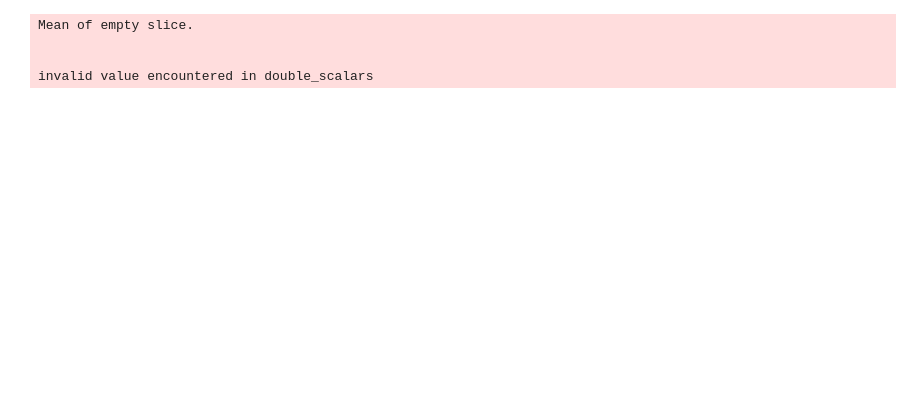
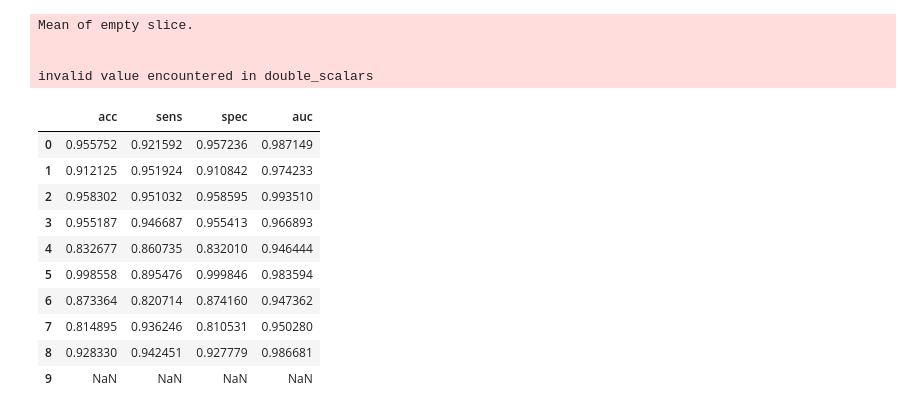
Before and after one commit to ddiem-ri-4D/epiTCR, a Jupyter notebook: src/similarity-sequences/similarity-epitope.ipynb, the cells around one changed output. Cells and saved outputs as stored; diff of their text form; code cells hidden in the pictures; blank space fills up the shorter version.

```diff
--- a/src/similarity-sequences/similarity-epitope.ipynb
+++ b/src/similarity-sequences/similarity-epitope.ipynb
@@ -173,16 +281,16 @@ similarity_score_sort_85_90.to_csv("../../data/similarity-score/epitope/score-so
 similarity_score_sort_90_95.to_csv("../../data/similarity-score/epitope/score-sort-90-95.csv", index=False)
 similarity_score_sort_95_100.to_csv("../../data/similarity-score/epitope/score-sort-95-100.csv", index=False)
 # %%
-# similarity_score_sort_50_55 = pd.read_csv("../../data/similarity-score/epitope/score-sort-50-55.csv")
-# similarity_score_sort_55_60 = pd.read_csv("../../data/similarity-score/epitope/score-sort-55-60.csv")
-# similarity_score_sort_60_65 = pd.read_csv("../../data/similarity-score/epitope/score-sort-60-65.csv")
-# similarity_score_sort_65_70 = pd.read_csv("../../data/similarity-score/epitope/score-sort-65-70.csv")
-# similarity_score_sort_70_75 = pd.read_csv("../../data/similarity-score/epitope/score-sort-70-75.csv")
-# similarity_score_sort_75_80 = pd.read_csv("../../data/similarity-score/epitope/score-sort-75-80.csv")
-# similarity_score_sort_80_85 = pd.read_csv("../../data/similarity-score/epitope/score-sort-80-85.csv")
-# similarity_score_sort_85_90 = pd.read_csv("../../data/similarity-score/epitope/score-sort-85-90.csv")
-# similarity_score_sort_90_95 = pd.read_csv("../../data/similarity-score/epitope/score-sort-90-95.csv")
-# similarity_score_sort_95_100= pd.read_csv("../../data/similarity-score/epitope/score-sort-95-100.csv")
+similarity_score_sort_50_55 = pd.read_csv("../../data/similarity-score/epitope/similarity_score_sort_50_55.csv")
+similarity_score_sort_55_60 = pd.read_csv("../../data/similarity-score/epitope/similarity_score_sort_55_60.csv")
+similarity_score_sort_60_65 = pd.read_csv("../../data/similarity-score/epitope/similarity_score_sort_60_65.csv")
+similarity_score_sort_65_70 = pd.read_csv("../../data/similarity-score/epitope/similarity_score_sort_65_70.csv")
+similarity_score_sort_70_75 = pd.read_csv("../../data/similarity-score/epitope/similarity_score_sort_70_75.csv")
+similarity_score_sort_75_80 = pd.read_csv("../../data/similarity-score/epitope/similarity_score_sort_75_80.csv")
+similarity_score_sort_80_85 = pd.read_csv("../../data/similarity-score/epitope/similarity_score_sort_80_85.csv")
+similarity_score_sort_85_90 = pd.read_csv("../../data/similarity-score/epitope/similarity_score_sort_85_90.csv")
+similarity_score_sort_90_95 = pd.read_csv("../../data/similarity-score/epitope/similarity_score_sort_90_95.csv")
+similarity_score_sort_95_100= pd.read_csv("../../data/similarity-score/epitope/similarity_score_sort_95_100.csv")
 # %%
 y_similarity_50_55  = similarity_score_sort_50_55 ["binder"].to_numpy()
 y_similarity_55_60  = similarity_score_sort_55_60 ["binder"].to_numpy()
@@ -282,3 +390,17 @@ data = {'acc': [accuracy01,accuracy02,accuracy03,
                 auc06,auc07,auc08,auc09,auc10]}
 df = pd.DataFrame(data=data)
 df.to_csv("../../data/output-performance/similarity_epitope.csv", index=False)
+# %%
+df
+# %% [output]
+|  | acc | sens | spec | auc |
+| 0 | 0.955752 | 0.921592 | 0.957236 | 0.987149 |
+| 1 | 0.912125 | 0.951924 | 0.910842 | 0.974233 |
+| 2 | 0.958302 | 0.951032 | 0.958595 | 0.993510 |
+| 3 | 0.955187 | 0.946687 | 0.955413 | 0.966893 |
+| 4 | 0.832677 | 0.860735 | 0.832010 | 0.946444 |
+| 5 | 0.998558 | 0.895476 | 0.999846 | 0.983594 |
+| 6 | 0.873364 | 0.820714 | 0.874160 | 0.947362 |
+| 7 | 0.814895 | 0.936246 | 0.810531 | 0.950280 |
+| 8 | 0.928330 | 0.942451 | 0.927779 | 0.986681 |
+| 9 | NaN | NaN | NaN | NaN |
```
Also changed, not shown: parts of 10 cells of this notebook, 42 other files.
